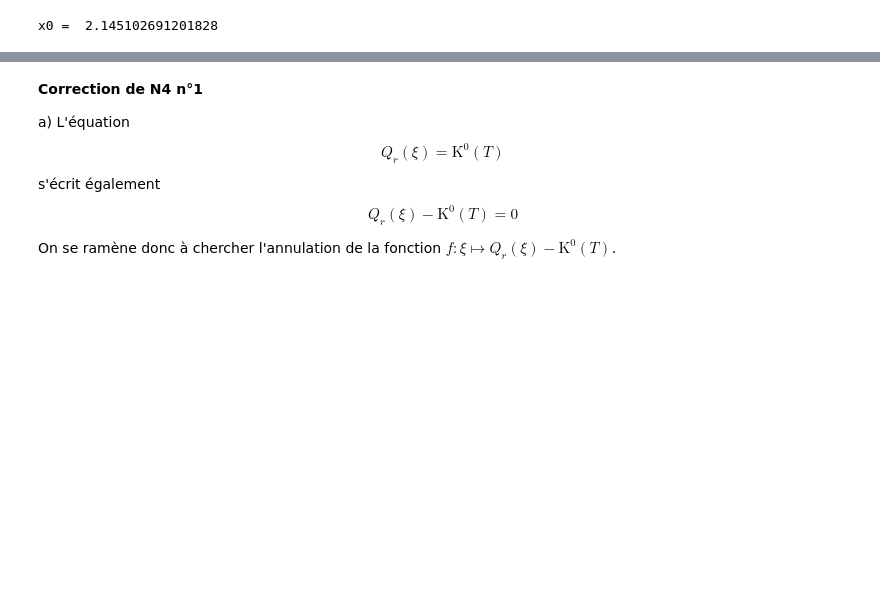
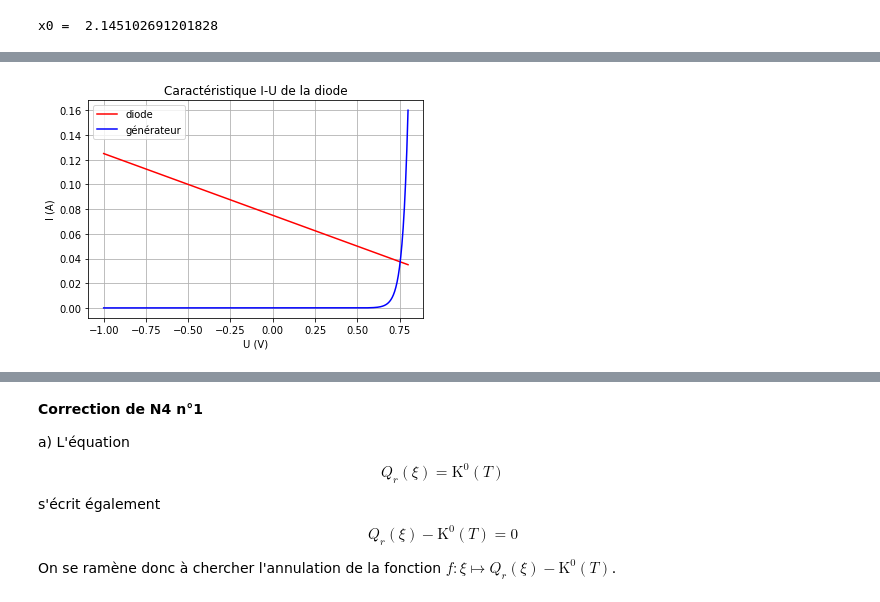
Before and after one commit to fkiaru/NumpyLaMerci, a Jupyter notebook: OutilsAlgebriques/NumpyEquations_4.ipynb, the cells around one changed output, grey strips where cells are left out. Drawn from its saved outputs; the diff is of its cells as text; code cells hidden in the pictures; blank space fills up the shorter version.

```diff
--- a/EquationsAlgebriques/NumpyEquations_4.ipynb
+++ b/OutilsAlgebriques/NumpyEquations_4.ipynb
@@ -238,0 +366,13 @@ x0 =  2.145102691201828
+# %%
+## c) Superposition de la caractéristique du générateur
+E, R = 1.5,  20. # volts, ohms
+Ig = (E-Ui)/R # valeurs des tensions du générateur
+plt.plot(Ui, Ig,'-r',label='diode')        # caractéristique du générateur en trait rouge
+plt.plot(Ui,Idiode(Ui),'-b',label='générateur') # caractéristique de la diode en trait bleu
+plt.xlabel('U (V)') # titre de l'axe horizontal
+plt.ylabel('I (A)')
+plt.title('Caractéristique I-U de la diode')
+plt.legend()
+plt.grid()
+# %% [output]
+[figure, added]
```
Also changed, not shown: parts of 26 cells of this notebook, 4 other files.
